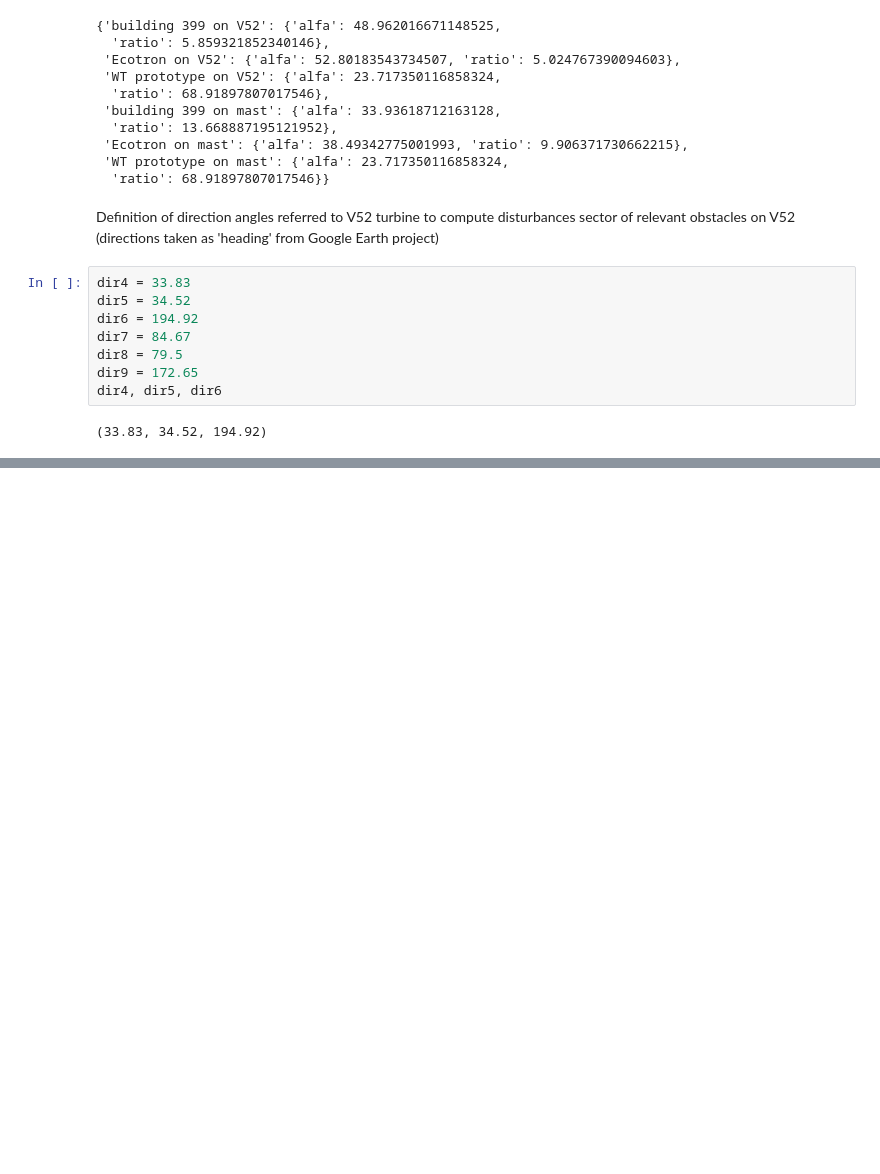
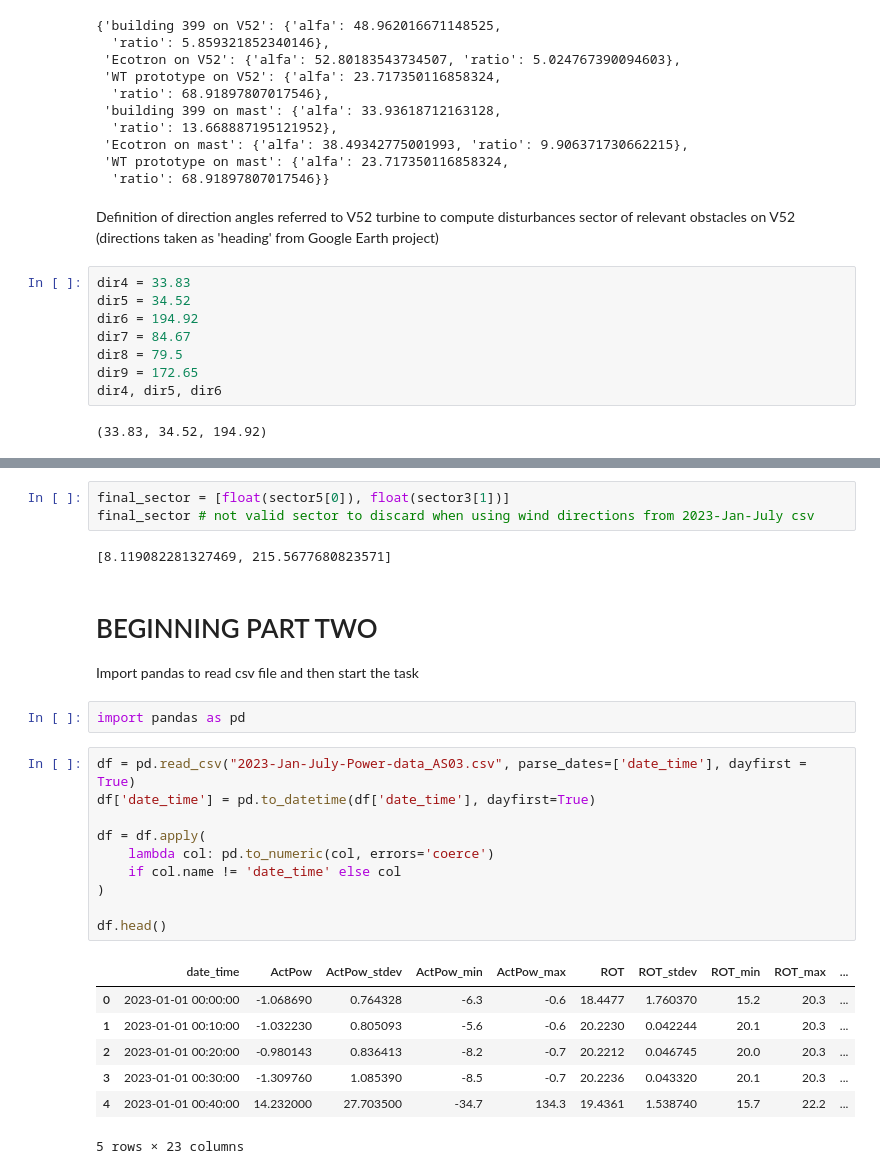
Before and after one commit to s254253/46400-WTMT, a Jupyter notebook: assignment3/question1.ipynb, the cells around one changed output, grey strips where cells are left out. Cells and saved outputs as stored; diff of their text form; blank space fills up the shorter version.

Commit message:
task2 resolution

```diff
--- a/assignment3/question1.ipynb
+++ b/assignment3/question1.ipynb
@@ -217,0 +243,28 @@ dir4, dir5, dir6
+# %%
+final_sector = [float(sector5[0]), float(sector3[1])]
+final_sector # not valid sector to discard when using wind directions from 2023-Jan-July csv
+# %% [output]
+[8.119082281327469, 215.5677680823571]
+# %% [markdown]
+# BEGINNING PART TWO
+Import pandas to read csv file and then start the task
+# %%
+import pandas as pd
+# %%
+df = pd.read_csv("2023-Jan-July-Power-data_AS03.csv", parse_dates=['date_time'], dayfirst = True)
+df['date_time'] = pd.to_datetime(df['date_time'], dayfirst=True)
+
+df = df.apply(
+    lambda col: pd.to_numeric(col, errors='coerce')
+    if col.name != 'date_time' else col
+)
+
+df.head()
+# %% [output]
+|  | date_time | ActPow | ActPow_stdev | ActPow_min | ActPow_max | ROT | ROT_stdev | ROT_min | ROT_max | ... |
+| 0 | 2023-01-01 00:00:00 | -1.068690 | 0.764328 | -6.3 | -0.6 | 18.4477 | 1.760370 | 15.2 | 20.3 | ... |
+| 1 | 2023-01-01 00:10:00 | -1.032230 | 0.805093 | -5.6 | -0.6 | 20.2230 | 0.042244 | 20.1 | 20.3 | ... |
+| 2 | 2023-01-01 00:20:00 | -0.980143 | 0.836413 | -8.2 | -0.7 | 20.2212 | 0.046745 | 20.0 | 20.3 | ... |
+| 3 | 2023-01-01 00:30:00 | -1.309760 | 1.085390 | -8.5 | -0.7 | 20.2236 | 0.043320 | 20.1 | 20.3 | ... |
+| 4 | 2023-01-01 00:40:00 | 14.232000 | 27.703500 | -34.7 | 134.3 | 19.4361 | 1.538740 | 15.7 | 22.2 | ... |
+5 rows × 23 columns
```
Also changed, not shown: parts of 13 cells of this notebook.
